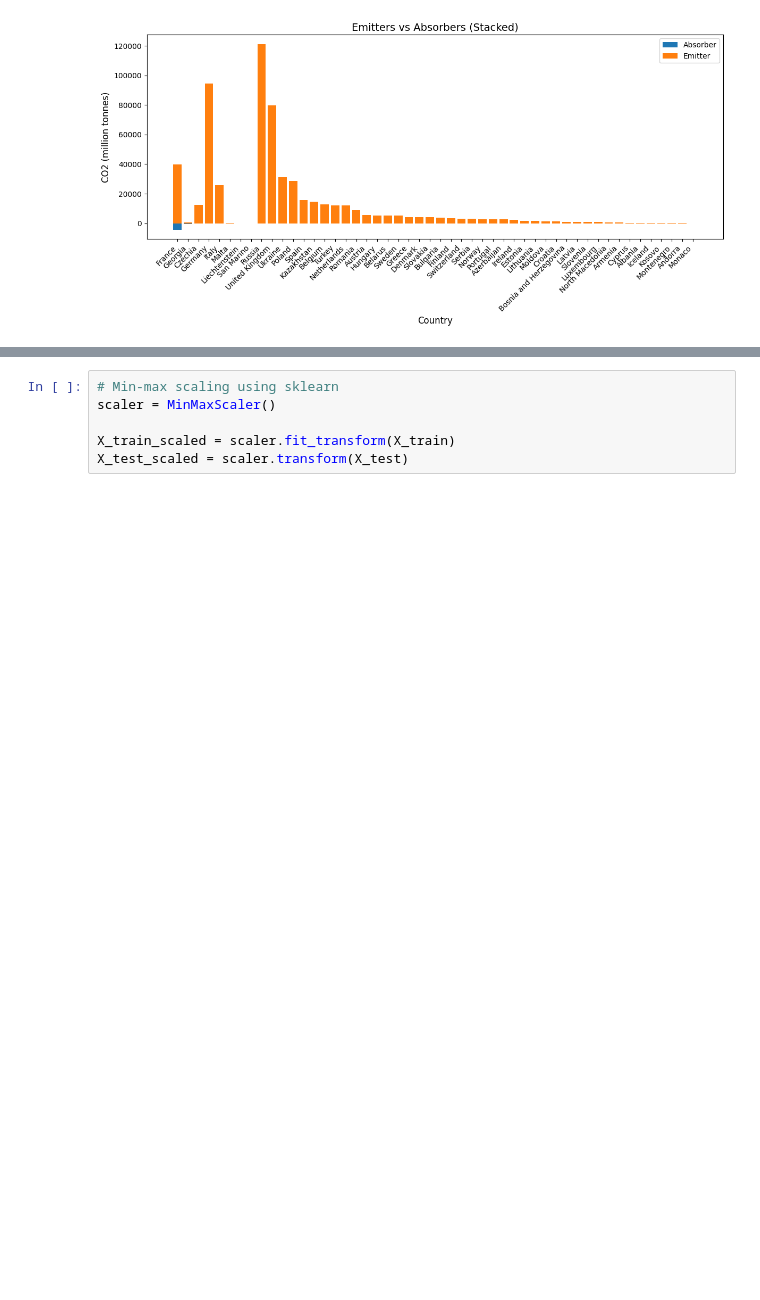
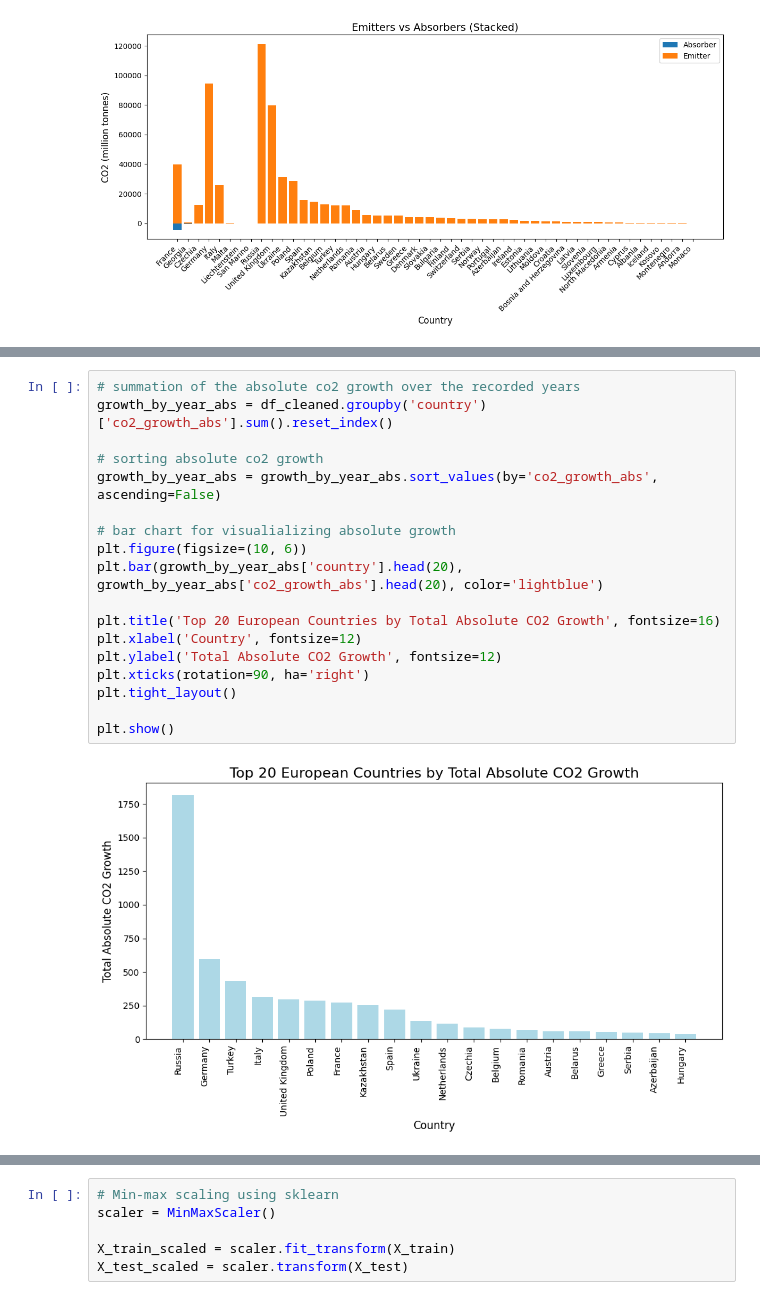
Before and after one commit to D4rkDu2t/DOPP_gp, a Jupyter notebook: dopp-assignment-2.ipynb, the cells around one changed output, grey strips where cells are left out. Cells and saved outputs as stored; diff of their text form; blank space fills up the shorter version.

```diff
--- a/dopp-assignment-2.ipynb
+++ b/dopp-assignment-2.ipynb
@@ -252,0 +316,20 @@ by a country?
+# %%
+# summation of the absolute co2 growth over the recorded years
+growth_by_year_abs = df_cleaned.groupby('country')['co2_growth_abs'].sum().reset_index()
+
+# sorting absolute co2 growth
+growth_by_year_abs = growth_by_year_abs.sort_values(by='co2_growth_abs', ascending=False)
+
+# bar chart for visualializing absolute growth
+plt.figure(figsize=(10, 6))
+plt.bar(growth_by_year_abs['country'].head(20), growth_by_year_abs['co2_growth_abs'].head(20), color='lightblue')
+
+plt.title('Top 20 European Countries by Total Absolute CO2 Growth', fontsize=16)
+plt.xlabel('Country', fontsize=12)
+plt.ylabel('Total Absolute CO2 Growth', fontsize=12)
+plt.xticks(rotation=90, ha='right')
+plt.tight_layout()
+
+plt.show()
+# %% [output]
+[figure, added]
```
Also changed, not shown: parts of 34 cells of this notebook.
